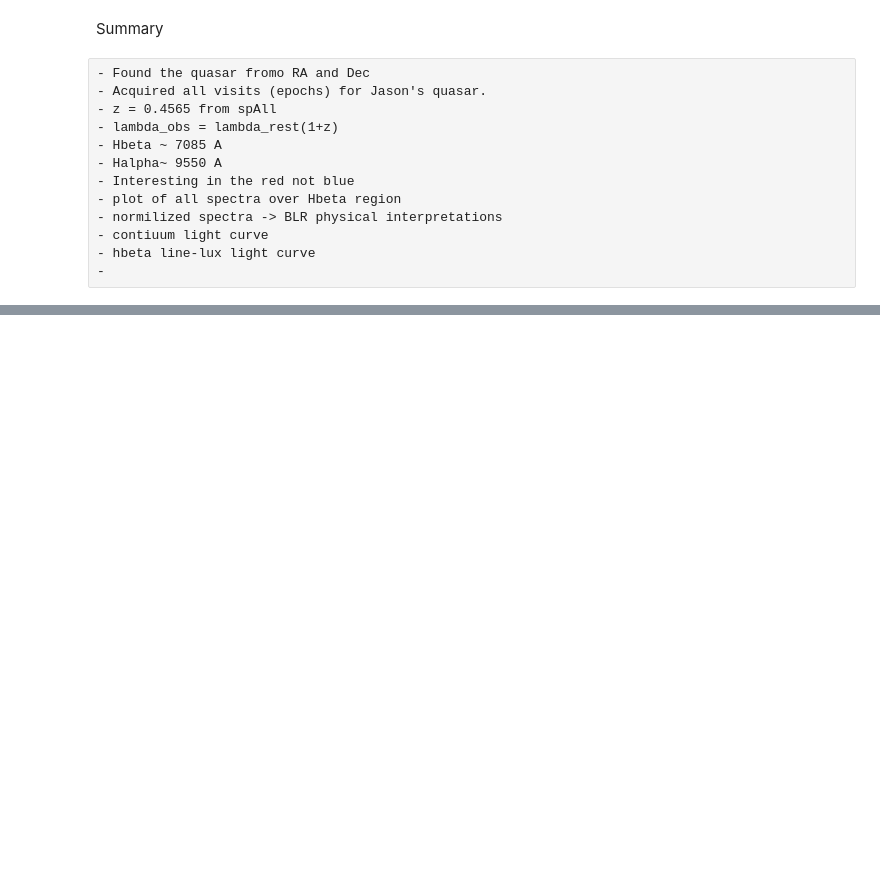
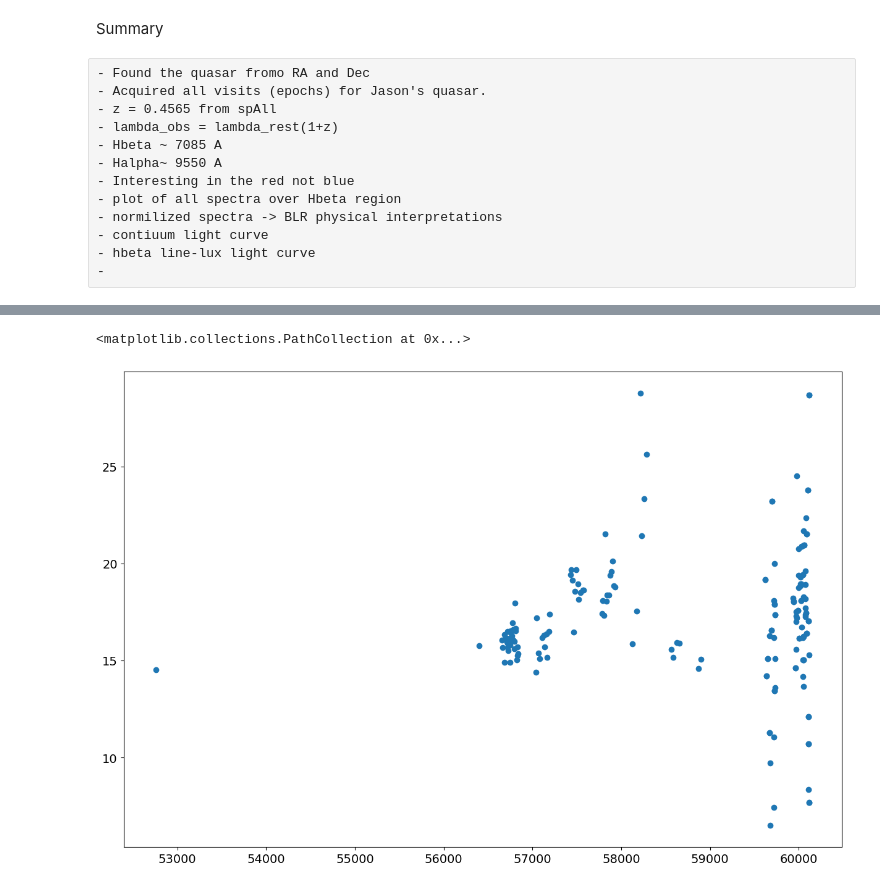
Before and after one commit to Rey-Ramos01/ASTR3400-Final-Project, a Jupyter notebook: final project code brainstorm(1).ipynb, the cells around one changed output, grey strips where cells are left out. Cells and saved outputs as stored; diff of their text form; code cells hidden in the pictures; blank space fills up the shorter version.

```diff
--- a/final project code brainstorm(1).ipynb
+++ b/final project code brainstorm(1).ipynb
@@ -480,0 +536,2 @@ Summary
+# %%
+mjds = np.array([s["mjd"] for s in spectra])
@@ -480,0 +542,2 @@ Summary
+# %%
+max_flux = np.array(max_flux)
@@ -480,0 +548,5 @@ Summary
+# %%
+plt.scatter(mjds, max_flux)
+# %% [output]
+<matplotlib.collections.PathCollection at 0x...>
+[figure, added]
```
Also changed, not shown: parts of 22 cells of this notebook.
